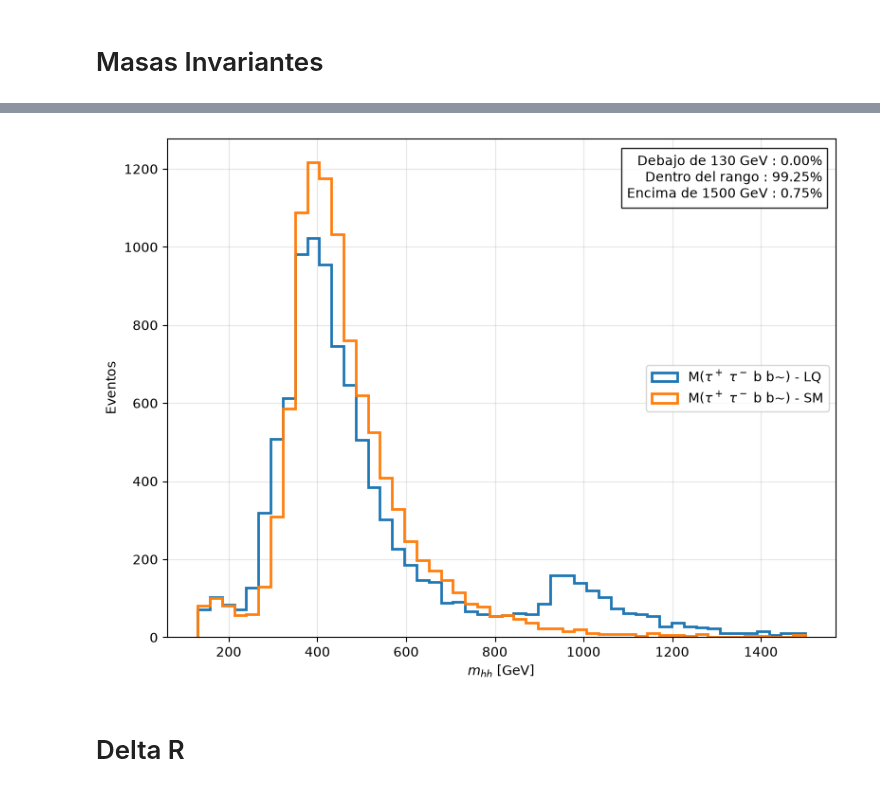
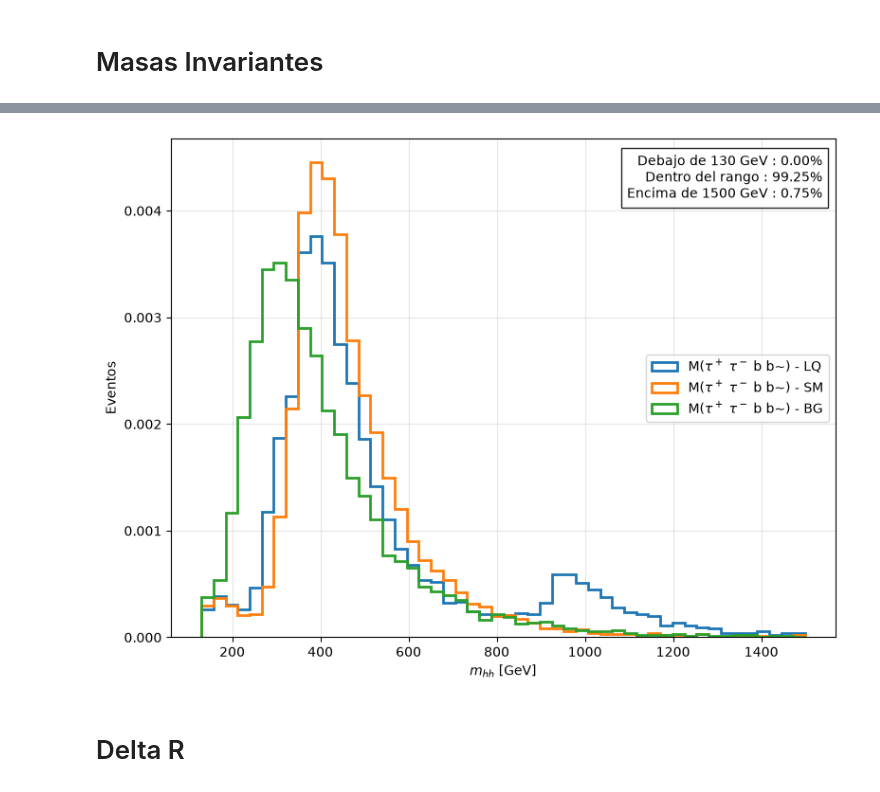
Before and after one commit to Genarobarco/diHiggs-Project, a Jupyter notebook: Analysis-gg_hh-LQs_signal.ipynb, the cells around one changed output, grey strips where cells are left out. Saved outputs shown, nothing was run; the diff lists cells and outputs as text; code cells hidden in the pictures.

```diff
--- a/Analysis-gg_hh-LQs_signal.ipynb
+++ b/Analysis-gg_hh-LQs_signal.ipynb
@@ -9,9 +9,11 @@ import pandas as pd
 path = "/home/usuario/Madgraph/projects/gg_hh-LQs/"
 signal = up.open(path + "signal/Events/run_01_decayed_1/tag_1_delphes_events.root")
 sm = up.open("/home/usuario/Madgraph/projects/gg_hh-sm/Events/run_02_decayed_1/tag_1_delphes_events.root")
+bg = up.open("/home/usuario/Madgraph/projects/gg_tth/Events/run_01/tag_1_delphes_events.root")
 
 signal_tree = signal["Delphes"]
 sm_tree = sm["Delphes"]
+bg_tree = bg["Delphes"]
 # %%
 def vector_builder(Signal, Particle_ID):
 
@@ -71,12 +73,17 @@ VLQ_bbar, PTLQ_bbar = vector_builder(signal_tree, Particle_IDs["b~"])
 VLQ_ta_minus, PTLQ_ta_minus = vector_builder(signal_tree, Particle_IDs["ta-"])
 VLQ_ta_plus, PTLQ_ta_plus = vector_builder(signal_tree, Particle_IDs["ta+"])
 
-
 VSM_Higgs, PTSM_Higgs = vector_builder(sm_tree, Particle_IDs["Higgs"])
 VSM_b, PTSM_b = vector_builder(sm_tree, Particle_IDs["b"])
 VSM_bbar, PTSM_bbar = vector_builder(sm_tree, Particle_IDs["b~"])
 VSM_ta_minus, PTSM_ta_minus = vector_builder(sm_tree, Particle_IDs["ta-"])
 VSM_ta_plus, PTSM_ta_plus = vector_builder(sm_tree, Particle_IDs["ta+"])
+
+VBG_Higgs, PTBG_Higgs = vector_builder(bg_tree, Particle_IDs["Higgs"])
+VBG_b, PTBG_b = vector_builder(bg_tree, Particle_IDs["b"])
+VBG_bbar, PTBG_bbar = vector_builder(bg_tree, Particle_IDs["b~"])
+VBG_ta_minus, PTBG_ta_minus = vector_builder(bg_tree, Particle_IDs["ta-"])
+VBG_ta_plus, PTBG_ta_plus = vector_builder(bg_tree, Particle_IDs["ta+"])
 # %%
 plt.figure(figsize=(8,6))
 
@@ -101,11 +112,18 @@ plt.show()
 # %%
 # Calculo las masas invariantes por parejas y de los 4 elementos:
 
+# SIGNAL:
 MLQ_tautau = (VLQ_ta_plus + VLQ_ta_minus).mass
 MLQ_bb = (VLQ_b + VLQ_bbar).mass
 MLQ_hh = (VLQ_ta_plus + VLQ_ta_minus + VLQ_b + VLQ_bbar).mass
 
+# SM:
 MSM_tautau = (VSM_ta_plus + VSM_ta_minus).mass
 MSM_bb = (VSM_b + VSM_bbar).mass
 MSM_hh = (VSM_ta_plus + VSM_ta_minus + VSM_b + VSM_bbar).mass
+
+# BG:
+MBG_tautau = (VBG_ta_plus + VBG_ta_minus).mass
+MBG_bb = (VBG_b + VBG_bbar).mass
+MBG_hh = (VBG_ta_plus + VBG_ta_minus + VBG_b + VBG_bbar).mass
 # %%
@@ -150,6 +220,7 @@ plt.hist(
     MLQ_hh,
     bins=50,
     range=(lim_inf, lim_sup),
+    density=True,
     histtype="step",
     linewidth=2,
     label = r"M($\tau^+$ $\tau^-$ b b~) - LQ"
@@ -159,39 +230,50 @@ plt.hist(
     MSM_hh,
     bins=50,
     range=(lim_inf, lim_sup),
+    density=True,
     histtype="step",
     linewidth=2,
     label = r"M($\tau^+$ $\tau^-$ b b~) - SM"
+)
+
+plt.hist(
+    MBG_hh,
+    bins=50,
+    range=(lim_inf, lim_sup),
+    density=True,
+    histtype="step",
+    linewidth=2,
+    label = r"M($\tau^+$ $\tau^-$ b b~) - BG"
 )
 
 plt.xlabel(r"$m_{hh}$ [GeV]")
 plt.ylabel("Eventos")
 plt.legend()
 
 # Escribir porcentajes
 texto = (
     f"Debajo de {lim_inf} GeV : {p_debajo:.2f}%\n"
     f"Dentro del rango : {p_dentro:.2f}%\n"
     f"Encima de {lim_sup} GeV : {p_encima:.2f}%"
 )
 
 plt.text(
     0.98, 0.97,
     texto,
     transform=plt.gca().transAxes,
     ha="right",
     va="top",
     bbox=dict(facecolor="white", alpha=0.85)
 )
 
 plt.grid(alpha=0.3)
 plt.tight_layout()
 
 plt.savefig("hh_mass_distribution.png", dpi=300)
 
 plt.show()
 # %% [output]
-[figure, old version]
+[figure, new version]
 # %% [markdown]
 # Delta R
 # %%
```
Also changed, not shown: parts of 4 cells of this notebook, 4 other files.
